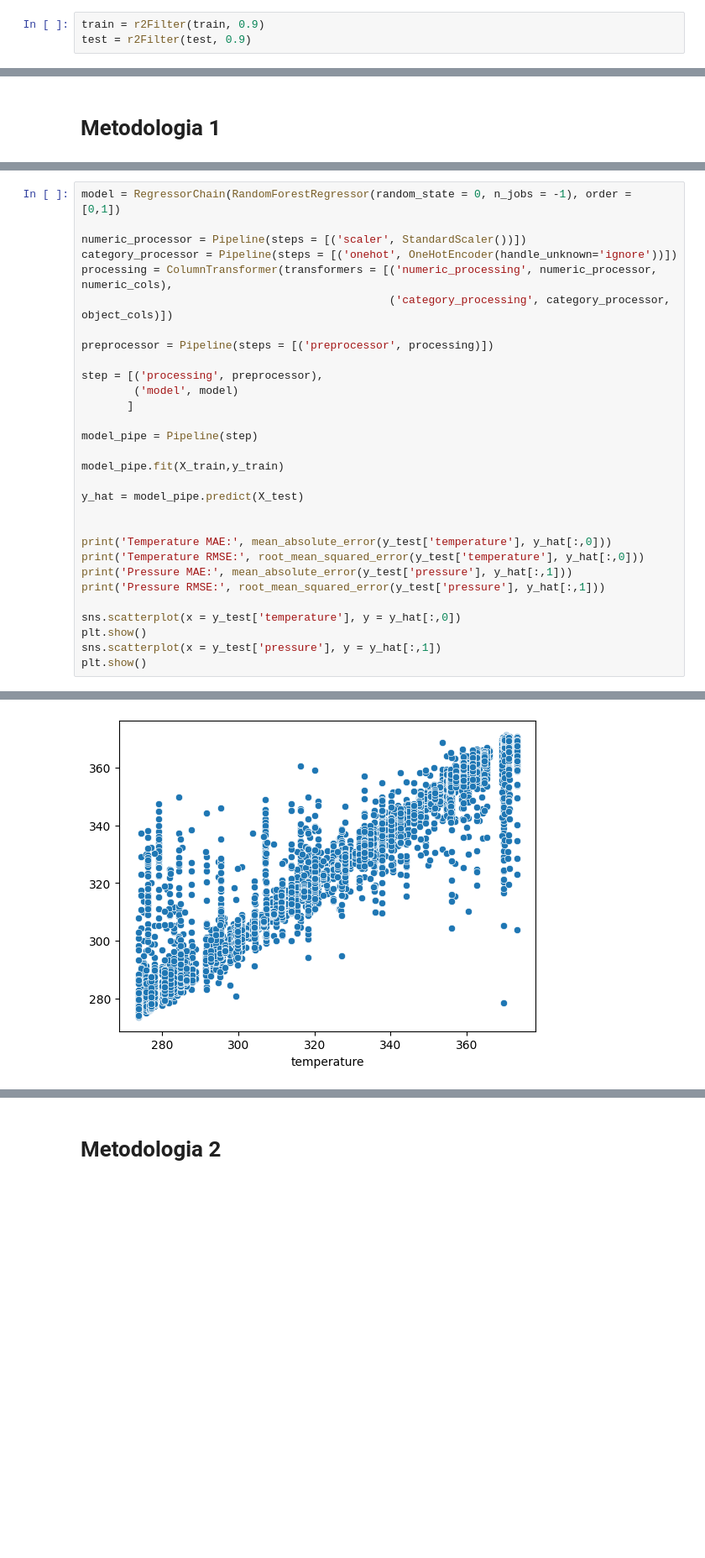
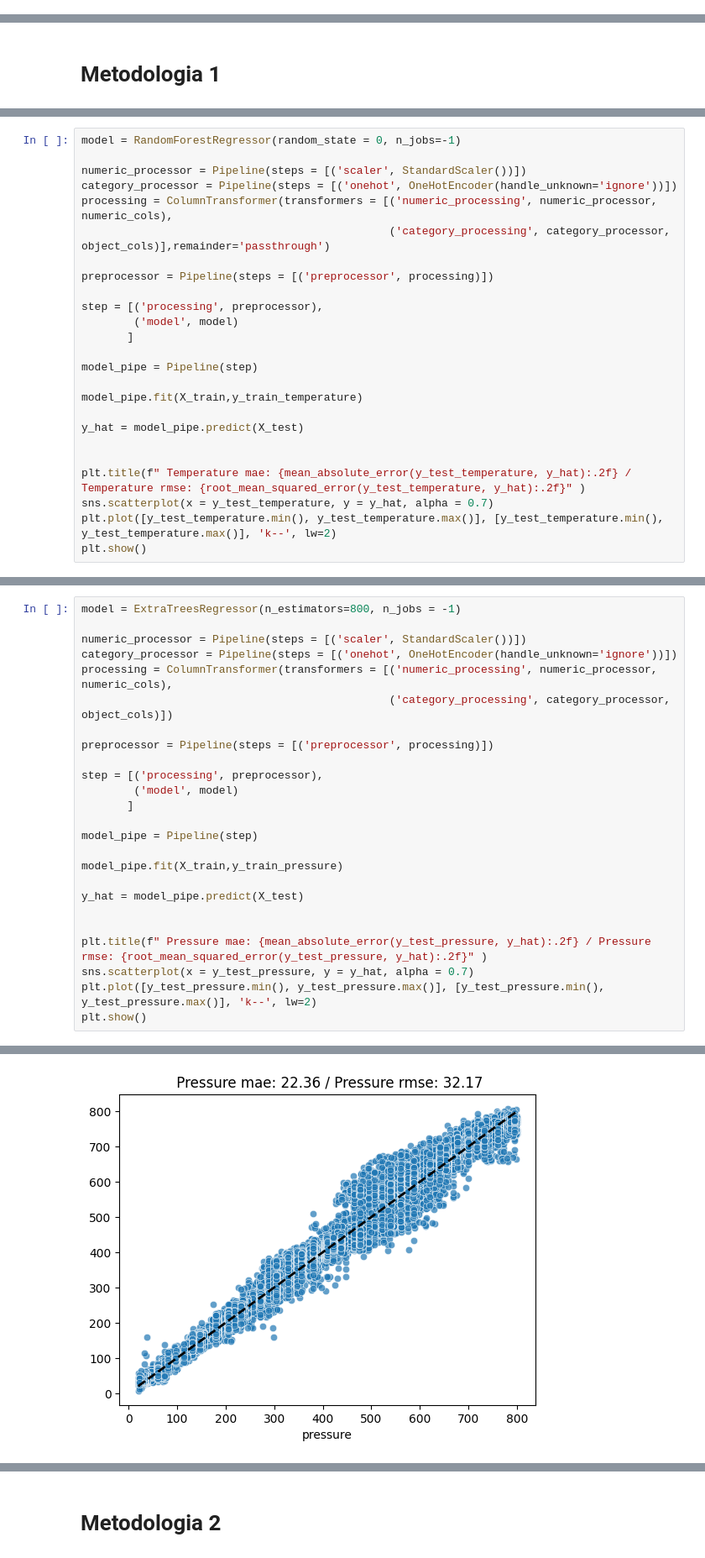
Before and after one commit to Alexandre-Esposte/LineProphet-Machine-Learning-for-Spectral-Attributes, a Jupyter notebook: nbs/ML_modeling.ipynb, the cells around one changed output, grey strips where cells are left out. Shown at 84% size. Drawn from its saved outputs; the diff is of its cells as text; blank space fills up the shorter version.

```diff
--- a/nbs/ML_modeling.ipynb
+++ b/nbs/ML_modeling.ipynb
@@ -108,3 +116,0 @@ Selecionando somente os melhors ajustes dos dados sintéticos
-# %%
-train = r2Filter(train, 0.9)
-test = r2Filter(test, 0.9)
@@ -169,0 +216,25 @@ object_cols = X_train.select_dtypes(include='object').columns
+# %%
+model = RandomForestRegressor(random_state = 0, n_jobs=-1)
+
+numeric_processor = Pipeline(steps = [('scaler', StandardScaler())])
+category_processor = Pipeline(steps = [('onehot', OneHotEncoder(handle_unknown='ignore'))])
+processing = ColumnTransformer(transformers = [('numeric_processing', numeric_processor, numeric_cols),
+                                               ('category_processing', category_processor, object_cols)],remainder='passthrough')
+
+preprocessor = Pipeline(steps = [('preprocessor', processing)])
+
+step = [('processing', preprocessor),
+        ('model', model)
+       ]
+
+model_pipe = Pipeline(step)
+
+model_pipe.fit(X_train,y_train_temperature)
+
+y_hat = model_pipe.predict(X_test)
+
+
+plt.title(f" Temperature mae: {mean_absolute_error(y_test_temperature, y_hat):.2f} / Temperature rmse: {root_mean_squared_error(y_test_temperature, y_hat):.2f}" )
+sns.scatterplot(x = y_test_temperature, y = y_hat, alpha = 0.7)
+plt.plot([y_test_temperature.min(), y_test_temperature.max()], [y_test_temperature.min(), y_test_temperature.max()], 'k--', lw=2)
+plt.show()
@@ -227,5 +339,5 @@ xgb
 # %%
-model = RegressorChain(RandomForestRegressor(random_state = 0, n_jobs = -1), order = [0,1])
+model = ExtraTreesRegressor(n_estimators=800, n_jobs = -1)
 
 numeric_processor = Pipeline(steps = [('scaler', StandardScaler())])
 category_processor = Pipeline(steps = [('onehot', OneHotEncoder(handle_unknown='ignore'))])
@@ -240,18 +352,13 @@ step = [('processing', preprocessor),
 
 model_pipe = Pipeline(step)
 
-model_pipe.fit(X_train,y_train)
+model_pipe.fit(X_train,y_train_pressure)
 
 y_hat = model_pipe.predict(X_test)
 
 
-print('Temperature MAE:', mean_absolute_error(y_test['temperature'], y_hat[:,0]))
-print('Temperature RMSE:', root_mean_squared_error(y_test['temperature'], y_hat[:,0]))
-print('Pressure MAE:', mean_absolute_error(y_test['pressure'], y_hat[:,1]))
-print('Pressure RMSE:', root_mean_squared_error(y_test['pressure'], y_hat[:,1]))
-
-sns.scatterplot(x = y_test['temperature'], y = y_hat[:,0])
+plt.title(f" Pressure mae: {mean_absolute_error(y_test_pressure, y_hat):.2f} / Pressure rmse: {root_mean_squared_error(y_test_pressure, y_hat):.2f}" )
+sns.scatterplot(x = y_test_pressure, y = y_hat, alpha = 0.7)
+plt.plot([y_test_pressure.min(), y_test_pressure.max()], [y_test_pressure.min(), y_test_pressure.max()], 'k--', lw=2)
 plt.show()
-sns.scatterplot(x = y_test['pressure'], y = y_hat[:,1])
-plt.show()
 # %% [output]
@@ -262 +365 @@ Pressure RMSE: 10.19136130696695
-[figure, old version]
+[figure, new version]
```
Also changed, not shown: parts of 36 cells of this notebook, 12 other files.
